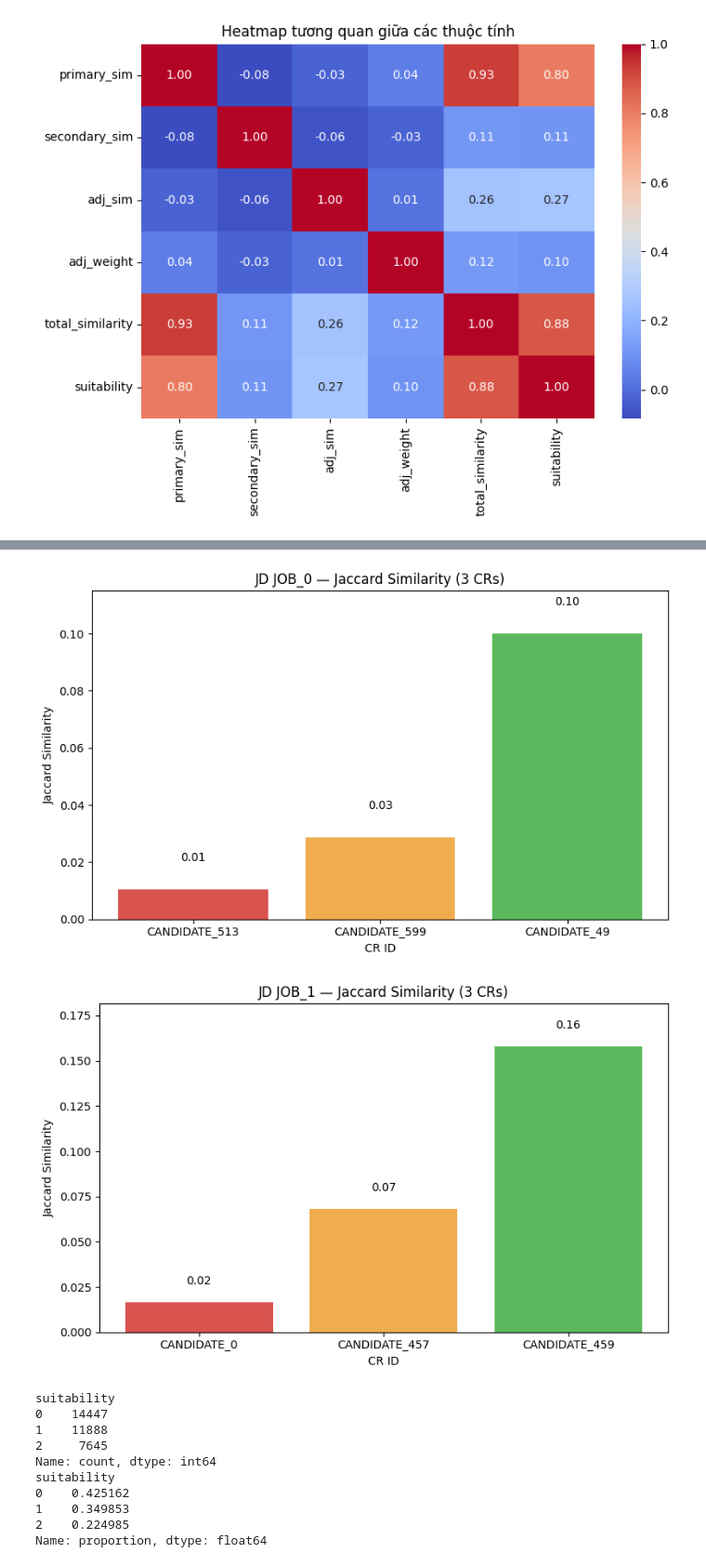
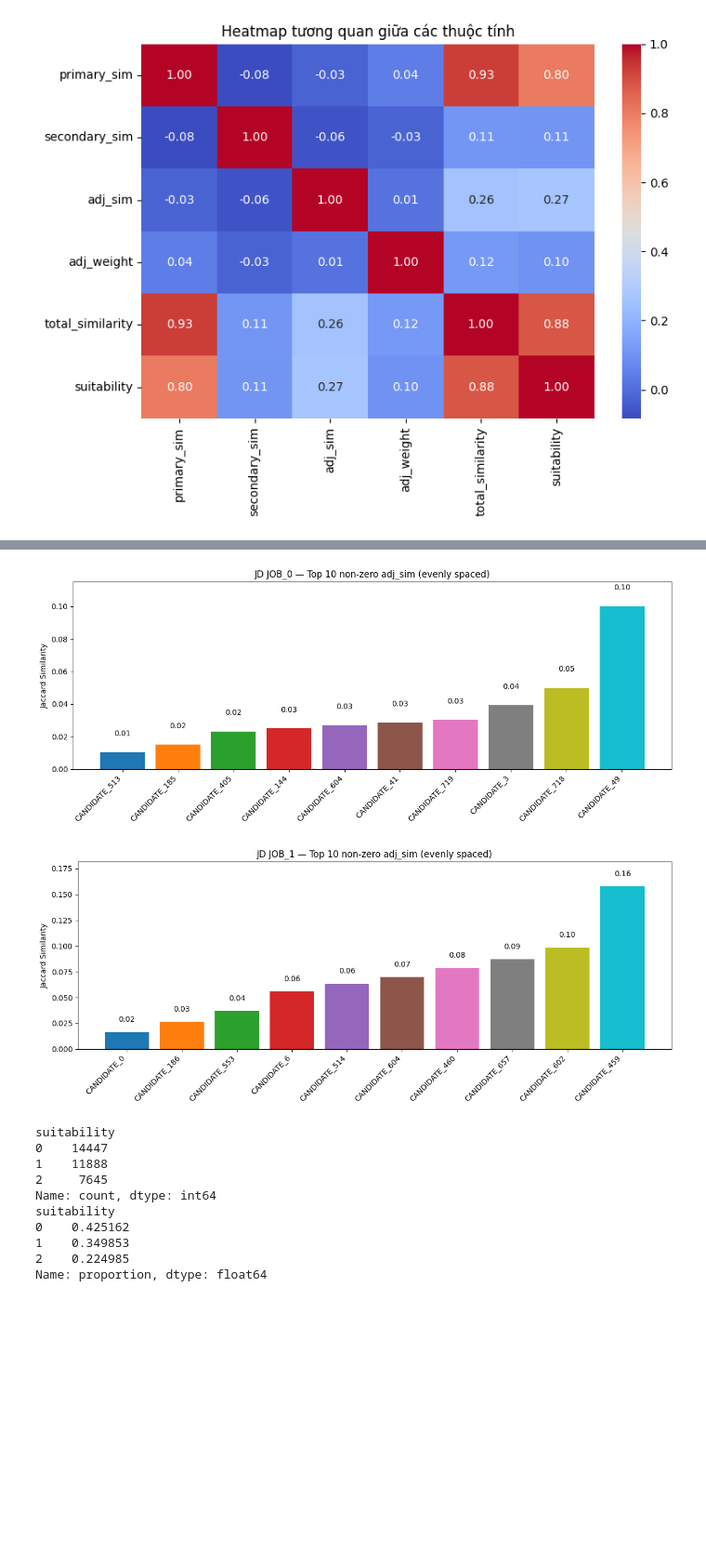
Before and after one commit to KAkhoa12/crawn_data_it, a Jupyter notebook: progress/ipynb/jaccard.ipynb, the cells around one changed output, grey strips where cells are left out. Shown: that part at 93% size. Drawn from its saved outputs; the diff is of its cells as text; code cells hidden in the pictures; blank space fills up the shorter version.

```diff
--- a/progress/ipynb/jaccard.ipynb
+++ b/progress/ipynb/jaccard.ipynb
@@ -311,3 +311,5 @@ plt.tight_layout()
 plt.show()
 # %% [output]
 [figure]
+# %%
+df_similarity = pd.read_csv('../csv/jd_cr_similarity.csv')
@@ -436,64 +444,57 @@ for jd_id in jd_ids:
 # %%
 import matplotlib.pyplot as plt
 import pandas as pd
+import numpy as np
 
 jd_ids = ['JOB_0', 'JOB_1']
 results = []
 
+TARGET = 10          # số cột muốn vẽ
+
 for jd_id in jd_ids:
-    subset = df_similarity.loc[df_similarity['jd_id'] == jd_id,
-                               ['cr_id', 'adj_sim']]
+    subset = df_similarity.query("jd_id == @jd_id and adj_sim > 0") \
+                           [['cr_id', 'adj_sim']] \
+                           .sort_values('adj_sim')
 
-    # Sắp xếp tăng và lọc bỏ 0
-    subset_pos = subset[subset['adj_sim'] > 0].sort_values('adj_sim')
-
-    if subset_pos.empty:          # Không có CR nào > 0
+    if len(subset) < TARGET:
+        print(f"JD {jd_id} chỉ có {len(subset)} CR >0; bỏ qua.")
         continue
 
-    # ---- lấy thấp nhất, trung vị, cao nhất ----
-    lowest  = subset_pos.iloc[0]
-    median  = subset_pos.iloc[len(subset_pos)//2]         # thực sự 50 %
-    highest = subset_pos.iloc[-1]
+    # Chọn 10 chỉ số cách đều (linspace) trong range 0..len-1
+    idx = np.linspace(0, len(subset)-1, TARGET, dtype=int)
+    picked = subset.iloc[idx]
 
-    # Bảo đảm 3 CR khác nhau (phòng TH giá trị trùng)
-    top3 = pd.DataFrame([lowest, median, highest]).drop_duplicates('cr_id')
+    # Nếu trùng adj_sim ⇒ loại trùng và bổ sung CR kế tiếp
+    picked = picked.drop_duplicates('adj_sim')
+    cursor  = 0
+    while len(picked) < TARGET and cursor < len(subset):
+        cand = subset.iloc[cursor]
+        if cand['adj_sim'] not in picked['adj_sim'].values:
+            picked = pd.concat([picked, cand.to_frame().T])
+        cursor += 1
 
-    # Nếu bị trùng mà chỉ còn 2 → lấy thêm CR gần nhất chưa chọn
-    while len(top3) < 3 and len(subset_pos) > len(top3):
-        extra = subset_pos[~subset_pos['cr_id'].isin(top3['cr_id'])].iloc[0]
-        top3 = pd.concat([top3, extra.to_frame().T])
+    picked['jd_id'] = jd_id
+    results.append(picked)
 
-    top3['jd_id'] = jd_id
-    results.append(top3)
-
-# Gộp kết quả
+# Gộp
 df_plot = pd.concat(results, ignore_index=True)
 
-# ─────────── Vẽ: mỗi JD một biểu đồ ───────────
-colors = ['#d9534f', '#f0ad4e', '#5cb85c']     # đỏ - cam - xanh
-
-for jd_id in jd_ids:
-    df_sub = df_plot[df_plot['jd_id'] == jd_id]
-
-    if df_sub.empty:
-        print(f'JD {jd_id} không có CR similarity > 0')
-        continue
-
-    plt.figure(figsize=(8, 5))
-    plt.bar(df_sub['cr_id'], df_sub['adj_sim'], color=colors[:len(df_sub)])
-    plt.title(f'JD {jd_id} — Jaccard Similarity (3 CRs)')
-    plt.xlabel('CR ID')
+# ─────── Vẽ ───────
+colors = plt.cm.tab10.colors               # 10 màu khác nhau
+for jd_id, grp in df_plot.groupby('jd_id'):
+    plt.figure(figsize=(12, 5))
+    plt.bar(grp['cr_id'], grp['adj_sim'], color=colors[:len(grp)])
+    plt.xticks(rotation=45, ha='right')
     plt.ylabel('Jaccard Similarity')
-
-    for i, v in enumerate(df_sub['adj_sim']):
-        plt.text(i, v + 0.01, f'{v:.2f}', ha='center')
-
-    plt.ylim(0, df_sub['adj_sim'].max()*1.15)      # thêm khoảng trống ghi số
+    plt.title(f'JD {jd_id} — Top 10 non‑zero adj_sim (evenly spaced)')
+    for i, v in enumerate(grp['adj_sim']):
+        plt.text(i, v + 0.01, f"{v:.2f}", ha='center')
+    plt.ylim(0, grp['adj_sim'].max()*1.15)
     plt.tight_layout()
     plt.show()
 # %% [output]
-[figure, old version]
+[figure, new version]
-[figure, old version]
+[figure, new version]
 # %%
 print(df_similarity['suitability'].value_counts())
 print(df_similarity['suitability'].value_counts(normalize=True))
```
Also changed, not shown: parts of 6 cells of this notebook, 19 other files.
